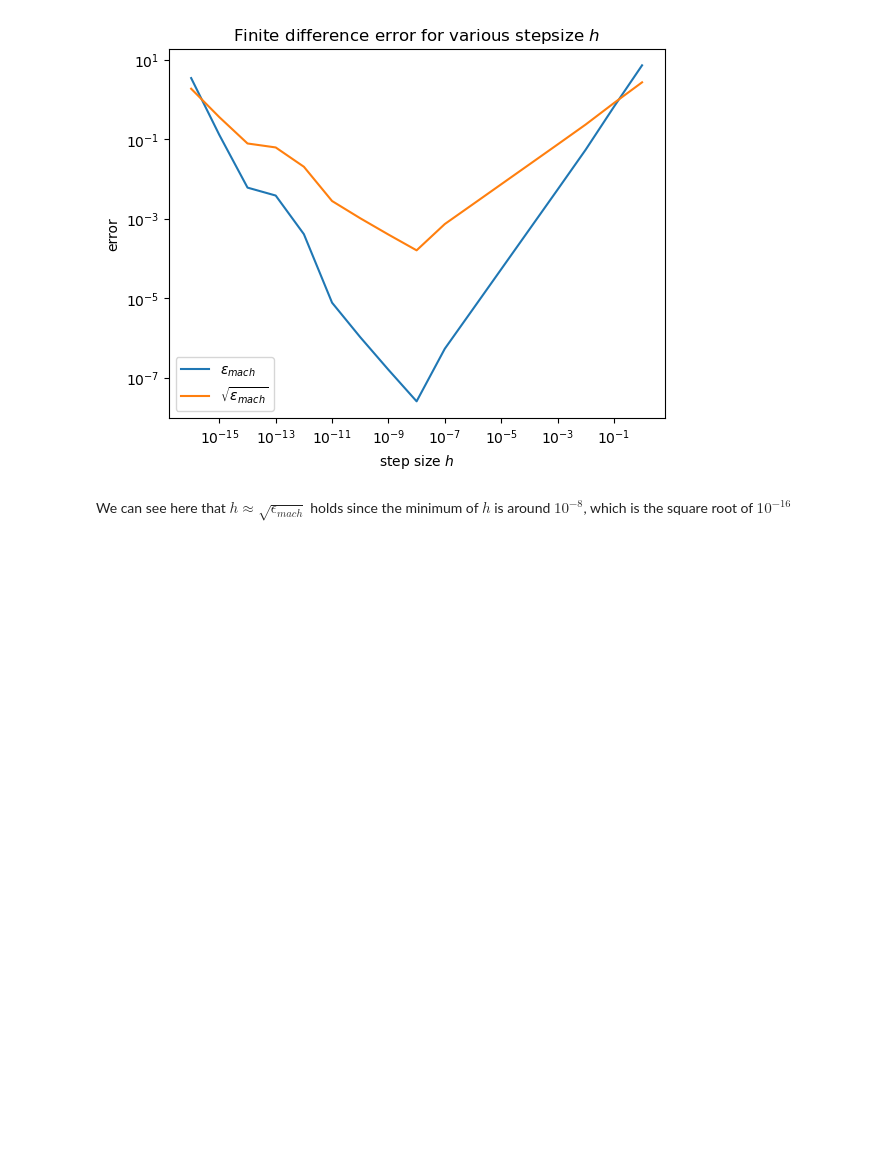
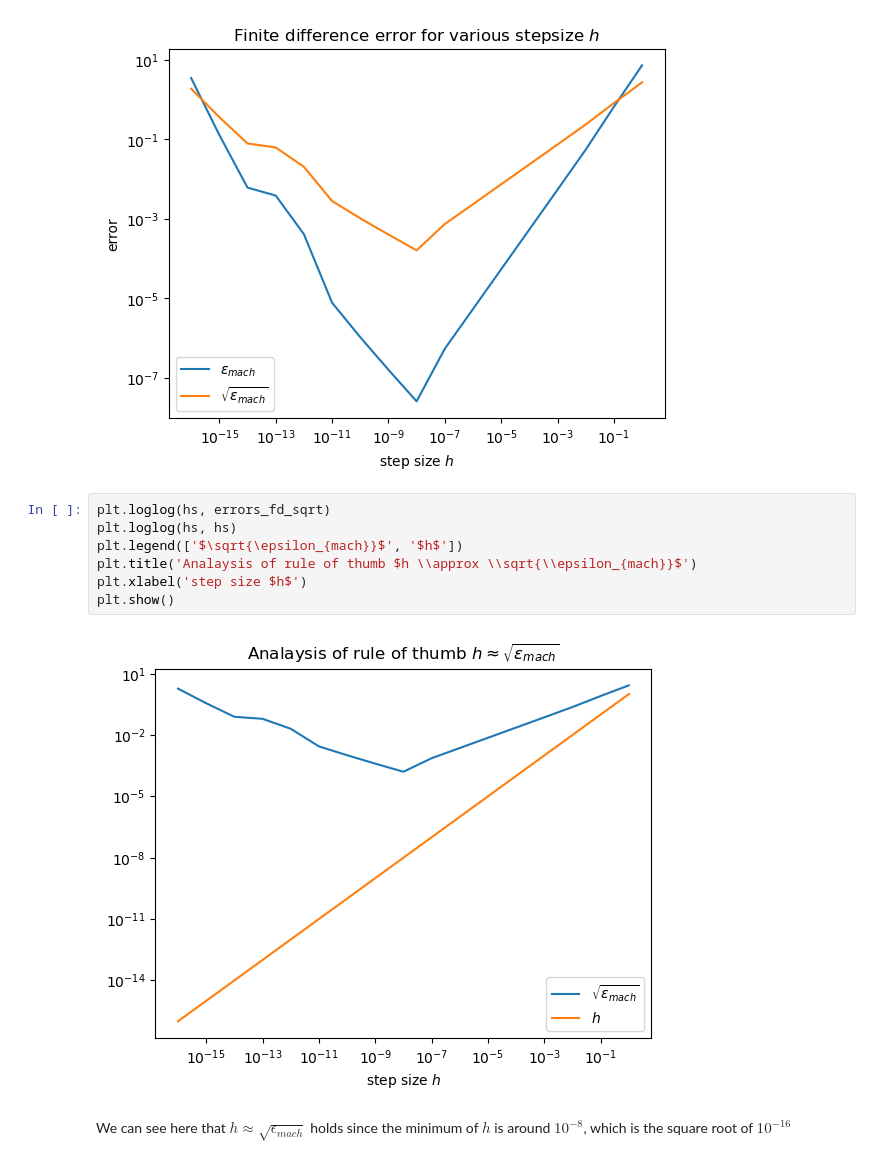
Before and after one commit to jonas4climate/na-assignment1, a Jupyter notebook: hw1_2023.ipynb, the cells around one changed output. Cells and saved outputs as stored; diff of their text form; blank space fills up the shorter version.

Commit message:
Comparison of rule of thumb

```diff
--- a/hw1_2023.ipynb
+++ b/hw1_2023.ipynb
@@ -130,6 +130,15 @@ plt.ylabel('error')
 plt.show()
 # %% [output]
 [figure]
+# %%
+plt.loglog(hs, errors_fd_sqrt)
+plt.loglog(hs, hs)
+plt.legend(['$\sqrt{\epsilon_{mach}}$', '$h$'])
+plt.title('Analaysis of rule of thumb $h \\approx \\sqrt{\\epsilon_{mach}}$')
+plt.xlabel('step size $h$')
+plt.show()
+# %% [output]
+[figure, added]
 # %% [markdown]
 We can see here that $h \approx \sqrt{\epsilon_{mach}}$ holds since the minimum of $h$ is around $10^{-8}$, which is the square root of $10^{-16}$
 # %% [markdown]
```
